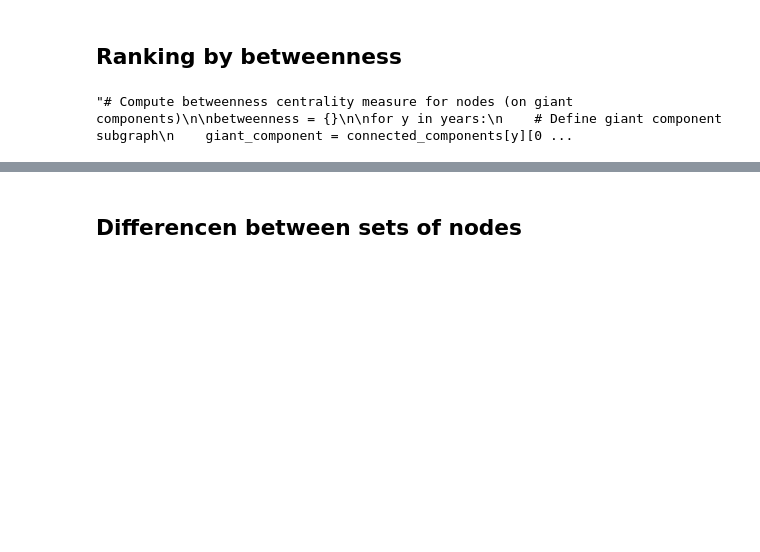
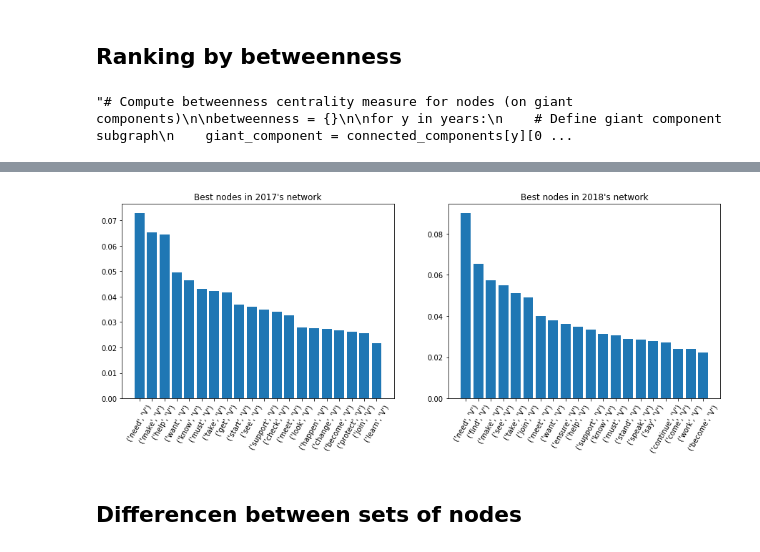
Before and after one commit to damiclem/feminism_network, a Jupyter notebook: analysis.ipynb, the cells around one changed output, grey strips where cells are left out. Cells and saved outputs as stored; diff of their text form; code cells hidden in the pictures; blank space fills up the shorter version.

```diff
--- a/analysis.ipynb
+++ b/analysis.ipynb
@@ -542,3 +576,35 @@ _ = plt.show()
+# %%
+"""# Compute betweenness centrality measure for nodes (on giant components)
+
+betweenness_verbs = {}
+
+for y in years:
+    # Define giant component subgraph
+    giant_component = connected_components[y][0]['component']
+    subgraph = nx.induced_subgraph(network[y], giant_component)
+    # Compute betweenness
+    betweenness_verbs[y] = nx.betweenness_centrality(subgraph.subgraph(list(set(network[y].nodes()) & set(verbs2i.values())))
+                                                     ,weight='counts')
+
+# Save betweenness as numpy array
+np.save('data/betweenness_verbs.npy', betweenness_verbs)"""
+# %%
+# Load betweenness
+betweenness_verbs = np.load('data/betweenness_verbs.npy', allow_pickle=True).item()
+# %%
+# Define subset (firs n-th)
+best = 20
+
+# Make plot
+fig, axs = plt.subplots(1, 2, figsize=(15, 5))
+for i, y in enumerate(years):
+    btw = pd.Series(betweenness_verbs[y]).sort_values(ascending=False)
+    _ = axs[i].set_title('Best nodes in {:d}\'s network'.format(y))
+    _ = axs[i].bar(btw.index[:best].map(lambda x: str(i2w[x])), btw.values[:best])
+    _ = axs[i].tick_params(axis='x', labelrotation=60)
+_ = plt.show()
+# %% [output]
+[figure, added]
 # %% [markdown]
 ## Differencen between sets of nodes
 # %%
```
Also changed, not shown: parts of 8 cells of this notebook.
